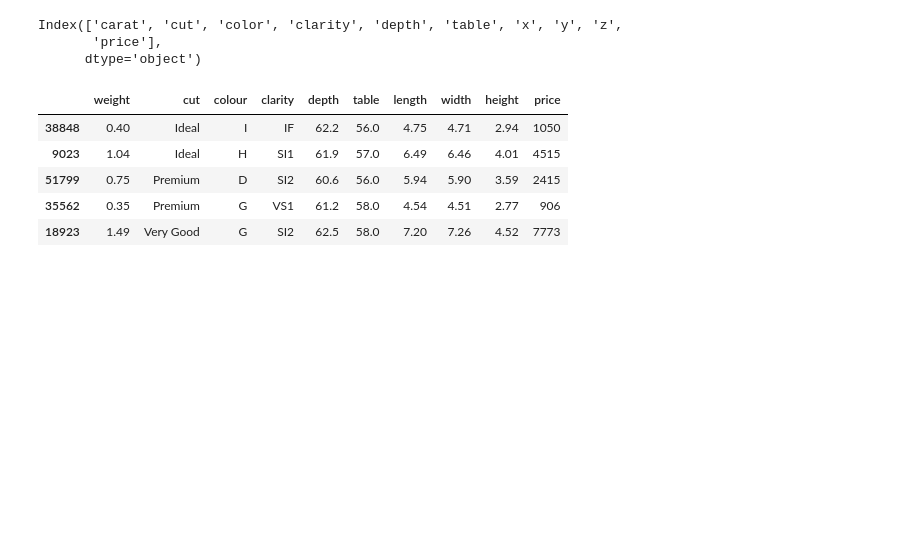
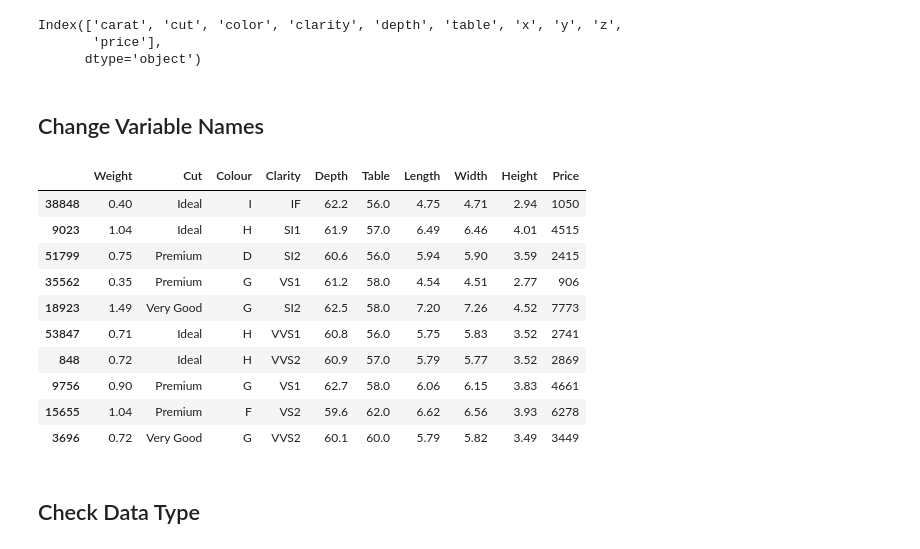
Before and after one commit to s3668011/mathematics_for_computing_phase1, a Jupyter notebook: phase1_report.ipynb, the cells around one changed output. Cells and saved outputs as stored; diff of their text form; code cells hidden in the pictures; blank space fills up the shorter version.

Commit message:
Data Preproccesing & Cleaning

```diff
--- a/phase1_report.ipynb
+++ b/phase1_report.ipynb
@@ -150,29 +151,39 @@ ds_df.columns
 Index(['carat', 'cut', 'color', 'clarity', 'depth', 'table', 'x', 'y', 'z',
        'price'],
       dtype='object')
+# %% [markdown]
+## Change Variable Names
 # %%
 ds_df.columns = ds_df.columns.str.lower().str.strip()
 
-columns_mapping = {
-    'carat': 'weight',
-    'cut': 'cut',
-    'color': 'colour',
-    'clarity': 'clarity',
-    'depth': 'depth',
-    'table': 'table',
-    'x': 'length',
-    'y': 'width',
-    'z': 'height',
-    'price': 'price'
+# Rename columns
+
+new_df = {
+    'carat': 'Weight',
+    'cut': 'Cut',
+    'color': 'Colour',
+    'clarity': 'Clarity',
+    'depth': 'Depth',
+    'table': 'Table',
+    'x': 'Length',
+    'y': 'Width',
+    'z': 'Height',
+    'price': 'Price'
 }
 
-# rename columns
-melb_df = ds_df.rename(columns = columns_mapping)
-melb_df.sample(5, random_state=999)
+ds_df = ds_df.rename(columns = new_df)
+ds_df.sample(10, random_state=999)
 # %% [output]
-|  | weight | cut | colour | clarity | depth | table | length | width | height | price |
+|  | Weight | Cut | Colour | Clarity | Depth | Table | Length | Width | Height | Price |
 | 38848 | 0.40 | Ideal | I | IF | 62.2 | 56.0 | 4.75 | 4.71 | 2.94 | 1050 |
 | 9023 | 1.04 | Ideal | H | SI1 | 61.9 | 57.0 | 6.49 | 6.46 | 4.01 | 4515 |
 | 51799 | 0.75 | Premium | D | SI2 | 60.6 | 56.0 | 5.94 | 5.90 | 3.59 | 2415 |
 | 35562 | 0.35 | Premium | G | VS1 | 61.2 | 58.0 | 4.54 | 4.51 | 2.77 | 906 |
 | 18923 | 1.49 | Very Good | G | SI2 | 62.5 | 58.0 | 7.20 | 7.26 | 4.52 | 7773 |
+| 53847 | 0.71 | Ideal | H | VVS1 | 60.8 | 56.0 | 5.75 | 5.83 | 3.52 | 2741 |
+| 848 | 0.72 | Ideal | H | VVS2 | 60.9 | 57.0 | 5.79 | 5.77 | 3.52 | 2869 |
+| 9756 | 0.90 | Premium | G | VS1 | 62.7 | 58.0 | 6.06 | 6.15 | 3.83 | 4661 |
+| 15655 | 1.04 | Premium | F | VS2 | 59.6 | 62.0 | 6.62 | 6.56 | 3.93 | 6278 |
+| 3696 | 0.72 | Very Good | G | VVS2 | 60.1 | 60.0 | 5.79 | 5.82 | 3.49 | 3449 |
+# %% [markdown]
+## Check Data Type
```
Also changed, not shown: parts of 11 cells of this notebook.
